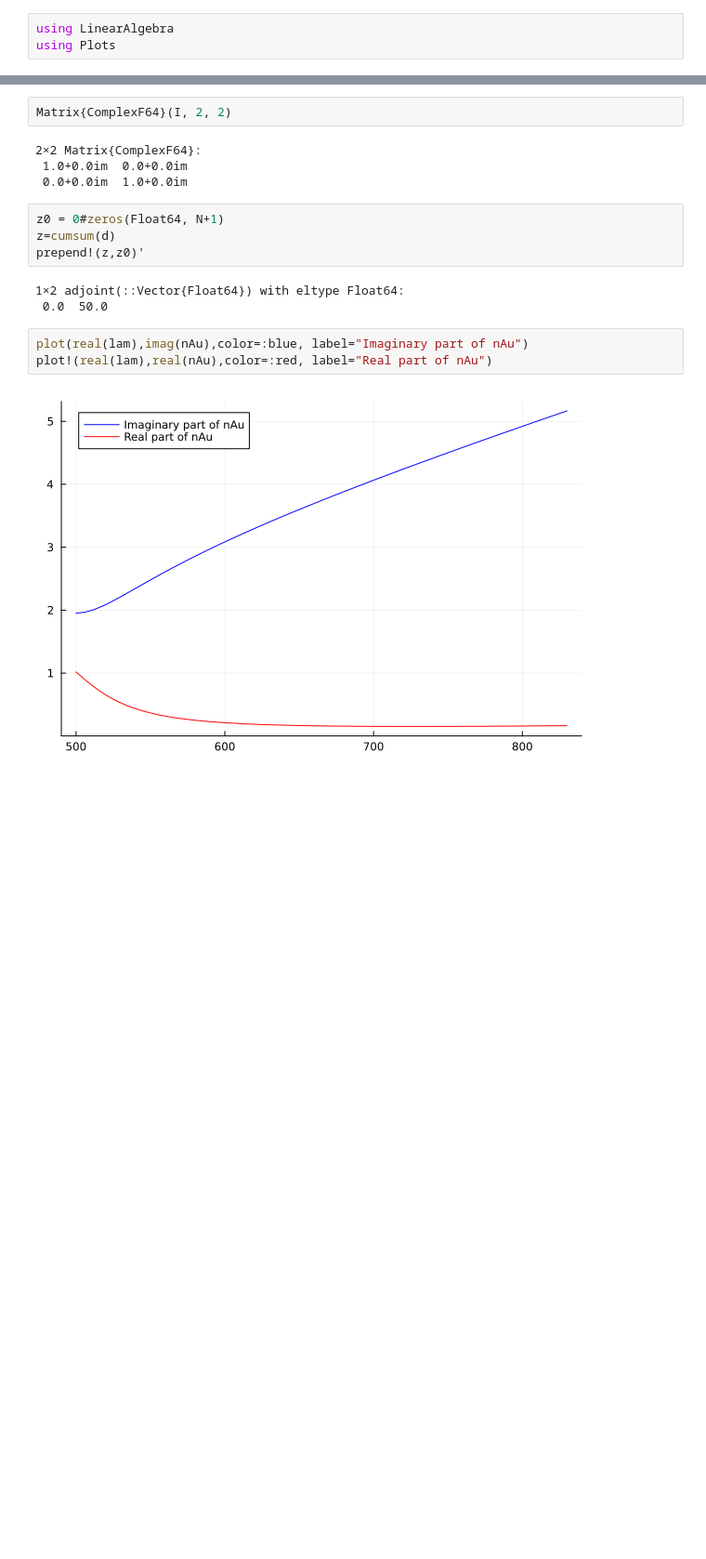
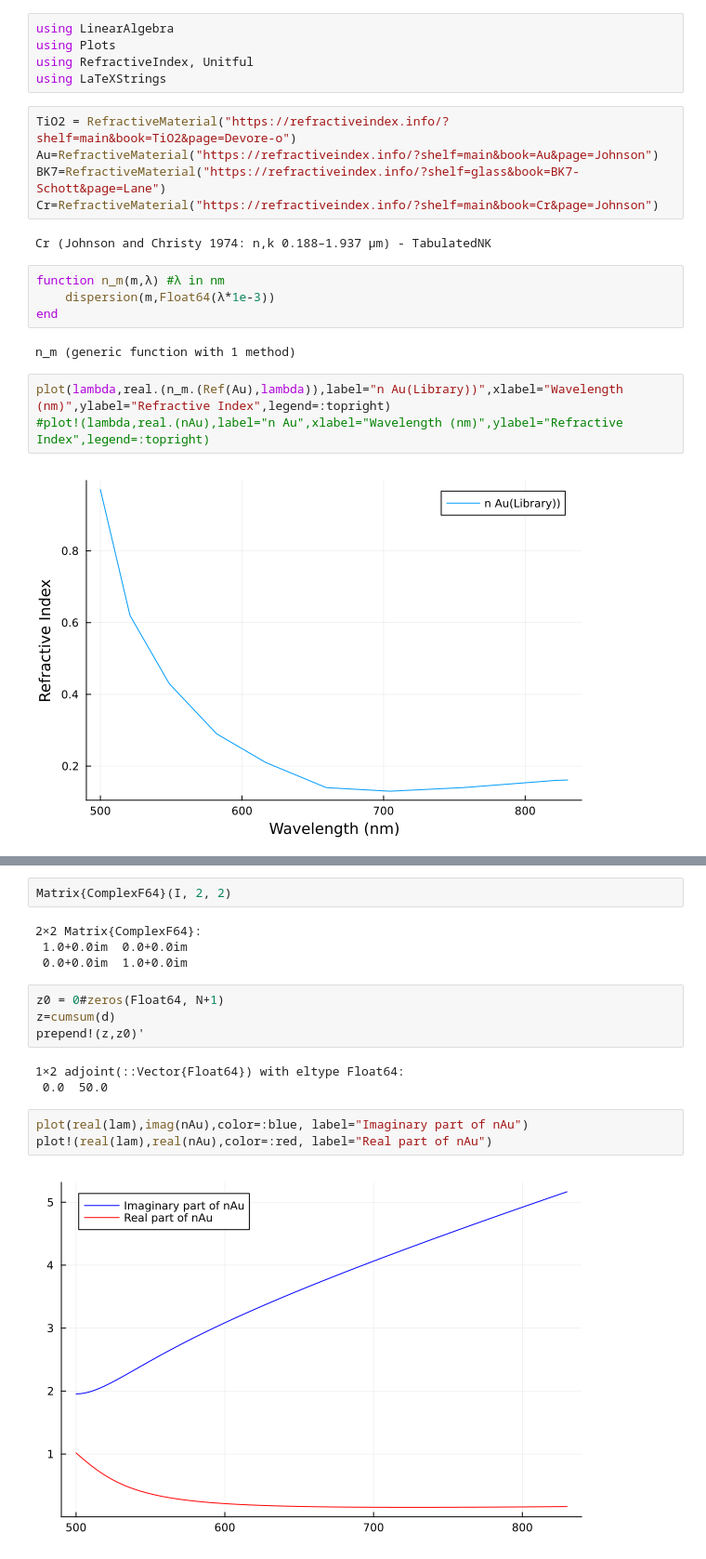
Before and after one commit to ArifMoranV/Optics, a Jupyter notebook: matrixmthd.ipynb, the cells around one changed output, grey strips where cells are left out. Shown at 93% size. Drawn from its saved outputs; the diff is of its cells as text; blank space fills up the shorter version.

```diff
--- a/matrixmthd.ipynb
+++ b/matrixmthd.ipynb
@@ -1,6 +1,26 @@
 # %%
 using LinearAlgebra
 using Plots
+using RefractiveIndex, Unitful
+using LaTeXStrings
+# %%
+TiO2 = RefractiveMaterial("https://refractiveindex.info/?shelf=main&book=TiO2&page=Devore-o")
+Au=RefractiveMaterial("https://refractiveindex.info/?shelf=main&book=Au&page=Johnson")
+BK7=RefractiveMaterial("https://refractiveindex.info/?shelf=glass&book=BK7-Schott&page=Lane")
+Cr=RefractiveMaterial("https://refractiveindex.info/?shelf=main&book=Cr&page=Johnson")
+# %% [output]
+Cr (Johnson and Christy 1974: n,k 0.188–1.937 µm) - TabulatedNK
+# %%
+function n_m(m,λ) #λ in nm
+    dispersion(m,Float64(λ*1e-3))
+end
+# %% [output]
+n_m (generic function with 1 method)
+# %%
+plot(lambda,real.(n_m.(Ref(Au),lambda)),label="n Au(Library))",xlabel="Wavelength (nm)",ylabel="Refractive Index",legend=:topright)
+#plot!(lambda,real.(nAu),label="n Au",xlabel="Wavelength (nm)",ylabel="Refractive Index",legend=:topright)
+# %% [output]
+[figure, added]
 # %%
 
 # -------------------------------
```
Also changed, not shown: parts of 18 cells of this notebook, 9 other files.
